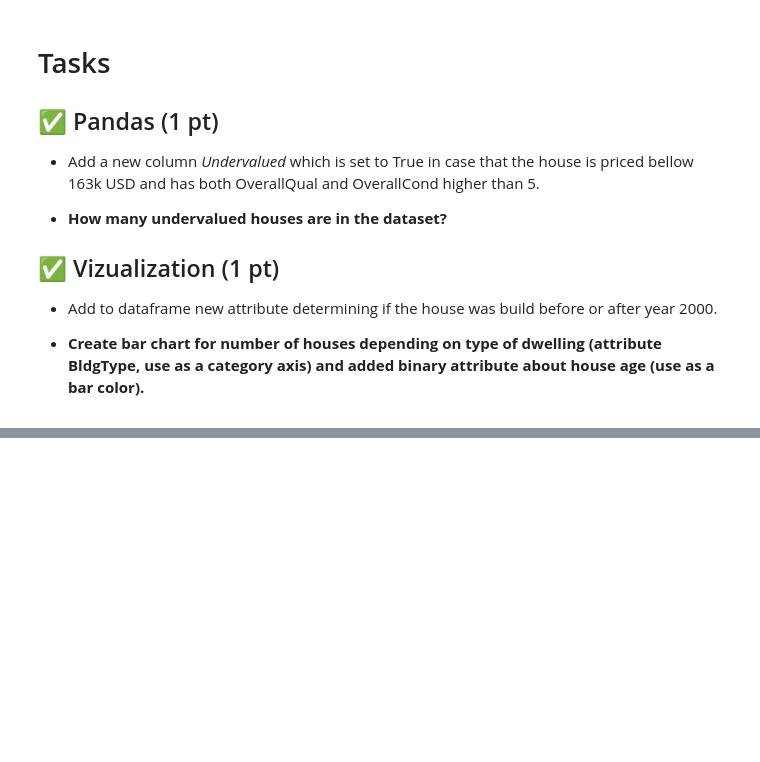
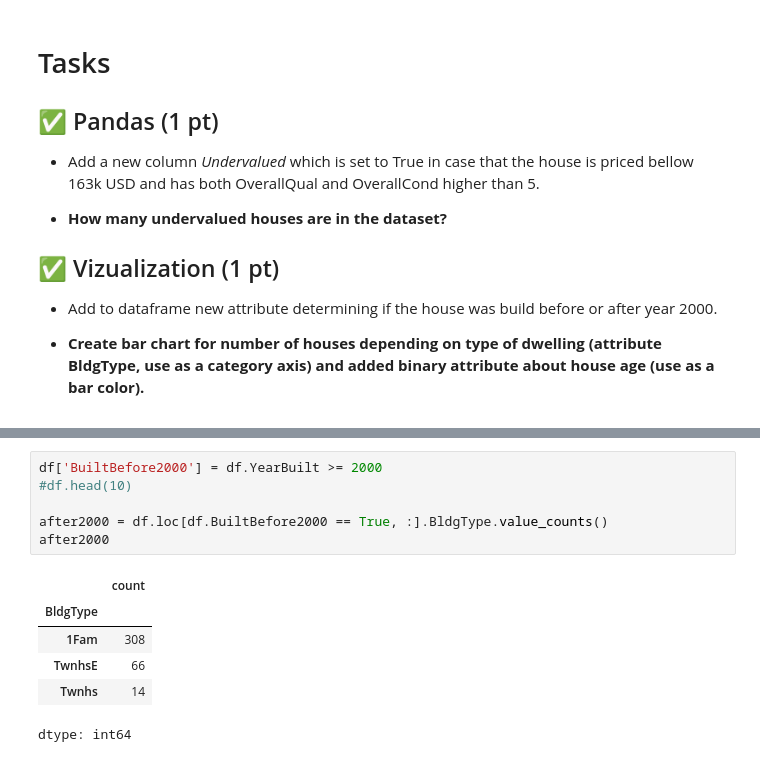
Before and after one commit to BloodyFace555666/ZSU, a Jupyter notebook: fml_01.ipynb, the cells around one changed output, grey strips where cells are left out. Drawn from its saved outputs; the diff is of its cells as text; blank space fills up the shorter version.

```diff
--- a/fml_01.ipynb
+++ b/fml_01.ipynb
@@ -559,0 +656,13 @@ Text(0, 0.5, 'Ground living area ($ft^2$)')
+# %%
+df['BuiltBefore2000'] = df.YearBuilt >= 2000
+#df.head(10)
+
+after2000 = df.loc[df.BuiltBefore2000 == True, :].BldgType.value_counts()
+after2000
+# %% [output]
+|  | count |
+| BldgType |  |
+| 1Fam | 308 |
+| TwnhsE | 66 |
+| Twnhs | 14 |
+dtype: int64
```
Also changed, not shown: parts of 13 cells of this notebook.
